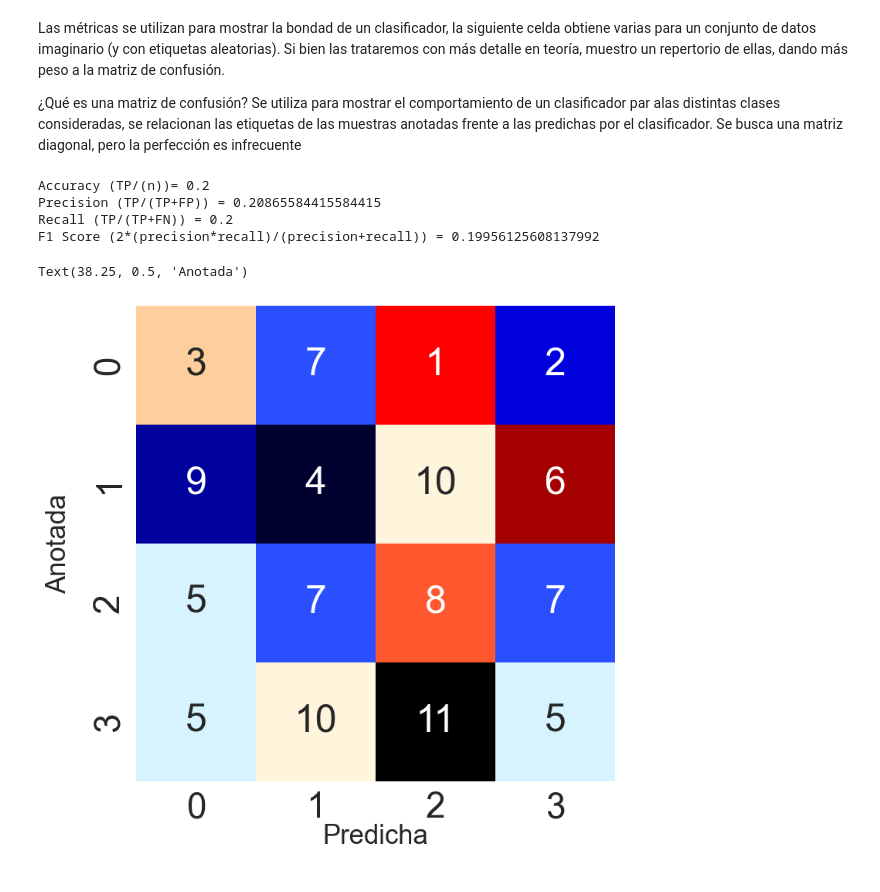
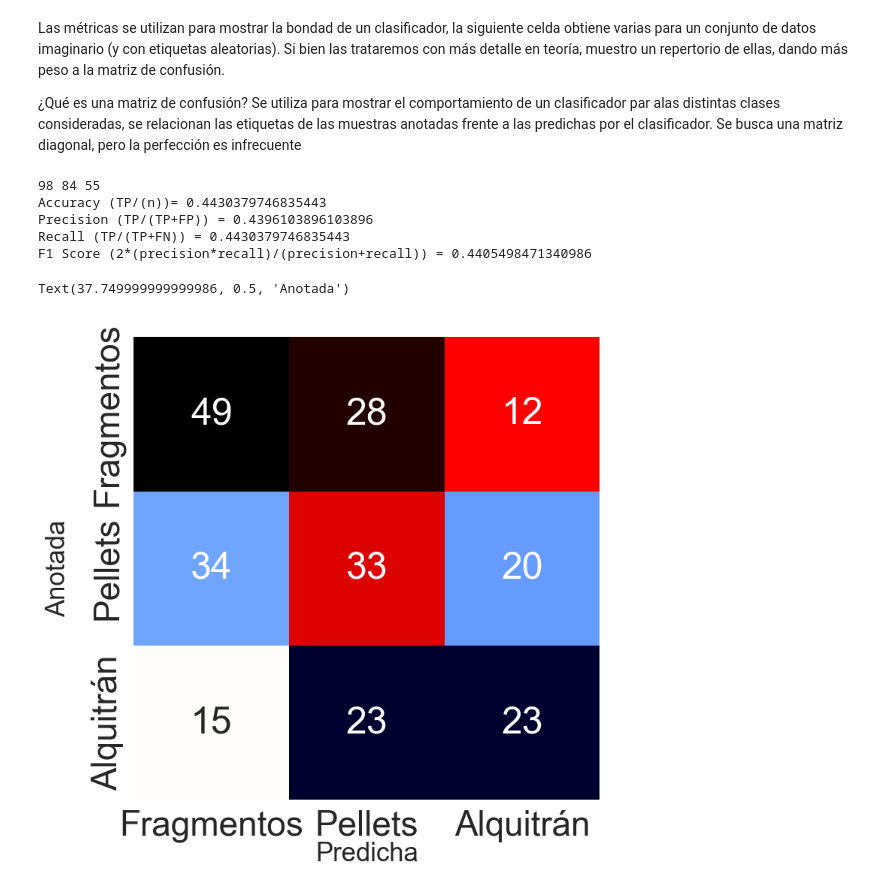
Before and after one commit to PabloSMelian/VC_practica, a Jupyter notebook: P3/VC_P3.ipynb, the cells around one changed output. Cells and saved outputs as stored; diff of their text form; code cells hidden in the pictures.

```diff
--- a/P3/VC_P3.ipynb
+++ b/P3/VC_P3.ipynb
@@ -275,9 +277,9 @@ cv2.destroyAllWindows()
 Clasificación de microplásticos
 # %%
 #Cargamos tres subimágenes de cada uno de los tres tipos considerados (el alquitrán efectivamenet no es microplástico)
-imgF = cv2.imread('FRA.png')
-imgP = cv2.imread('PEL.png')
-imgT = cv2.imread('TAR.png')
+imgF = cv2.imread('fragment-03-olympus-10-01-2020.JPG')
+imgP = cv2.imread('pellet-03-olympus-10-01-2020.JPG')
+imgT = cv2.imread('tar-03-olympus-10-01-2020.JPG')
 
 #Mostramos
 plt.subplot(131)
@@ -330,11 +427,24 @@ from sklearn.metrics import (
 
 # Numero de muestras
 n = 100
-nclases = 4
+nclases = 3
 
+y0=ProcesoDeImagen(img_thF)
+y2=ProcesoDeImagen(img_thT)
+y1=ProcesoDeImagen(img_thP)
+
+y=y0+y1+y2
+y_pred=[]
+
+for i in range (len(y0)):
+    y_pred.append(0)
+for i in range (len(y1)):
+    y_pred.append(1)
+for i in range (len(y2)):
+    y_pred.append(2)
+print(len(y0), len(y1), len(y2))
 # A falta de clasificador y conjunto de datos, creamos anotaciones y predicciones de forma aleatoria
 # Vector aleatorio con etiquetas anotadas
-#y = [random.randint(0, nclases - 1) for _ in range(n)]
 
 # Vector aleatorio con etiquetas predichas por un supuesto clasificador
 #y_pred = [random.randint(0, nclases - 1) for _ in range(n)]
@@ -344,36 +454,40 @@ accuracy = accuracy_score(y, y_pred)
 #Para más de una clase se define la forma de promediar
 precision = precision_score(y, y_pred,average='weighted')
 recall = recall_score(y, y_pred,average='weighted')
 f1score = f1_score(y, y_pred,average='weighted')
 
 print(f"Accuracy (TP/(n))= {accuracy}")
 print(f"Precision (TP/(TP+FP)) = {precision}")
 print(f"Recall (TP/(TP+FN)) = {recall}")
 print(f"F1 Score (2*(precision*recall)/(precision+recall)) = {f1score}")
 
 
 conf_matrix = confusion_matrix(y, y_pred)
 plt.figure(figsize=(8,8))
 sns.set(font_scale = 1.75)#tamaños tipografía
 sns.set(font_scale = 3.0)
 
 ax = sns.heatmap(
+
         conf_matrix, # confusion matrix 2D array
         annot=True, # Muestra números en las celdas
         fmt='d', # valores enteros
         cbar=False, # sin barra de colores
         cmap='flag', # mapa de colores
         #vmax=175 # contraste de color
+        xticklabels=["Fragmentos","Pellets","Alquitrán"],
+        yticklabels=["Fragmentos","Pellets","Alquitrán"],
     )
 
 #Etiquetas matriz de confusión
 label_font = {'size':'25'}
 ax.set_xlabel("Predicha", labelpad=-0.75, fontdict=label_font)
 ax.set_ylabel("Anotada", labelpad=20, fontdict=label_font)
 # %% [output]
-Accuracy (TP/(n))= 0.2
-Precision (TP/(TP+FP)) = 0.20865584415584415
-Recall (TP/(TP+FN)) = 0.2
-F1 Score (2*(precision*recall)/(precision+recall)) = 0.19956125608137992
+98 84 55
+Accuracy (TP/(n))= 0.4430379746835443
+Precision (TP/(TP+FP)) = 0.4396103896103896
+Recall (TP/(TP+FN)) = 0.4430379746835443
+F1 Score (2*(precision*recall)/(precision+recall)) = 0.4405498471340986
-Text(38.25, 0.5, 'Anotada')
+Text(37.749999999999986, 0.5, 'Anotada')
-[figure, old version]
+[figure, new version]
```
Also changed, not shown: parts of 4 cells of this notebook.
